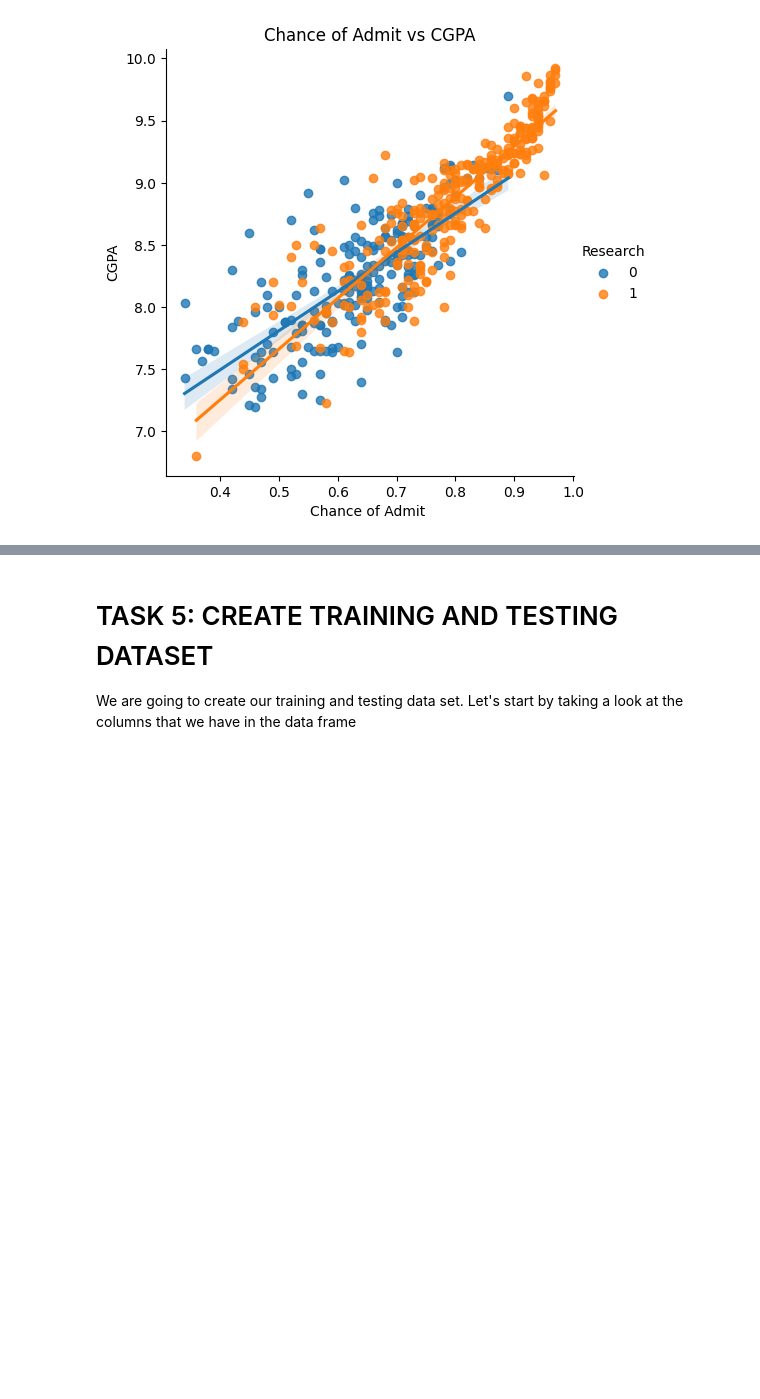
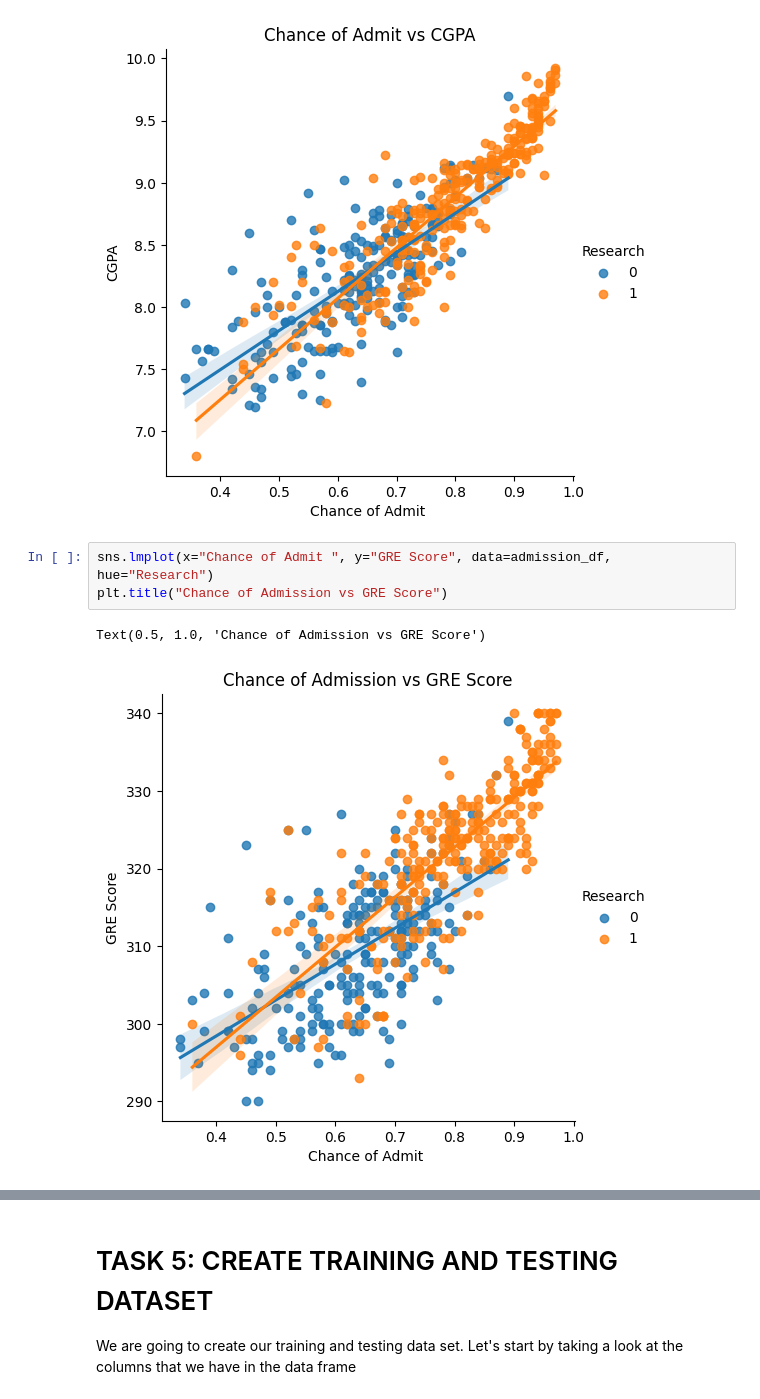
Before and after one commit to leon-czarlinski/UniversityAdmission, a Jupyter notebook: prediction-using-multiple-linear-regresion.ipynb, the cells around one changed output, grey strips where cells are left out. Cells and saved outputs as stored; diff of their text form; blank space fills up the shorter version.

```diff
--- a/prediction-using-multiple-linear-regresion.ipynb
+++ b/prediction-using-multiple-linear-regresion.ipynb
@@ -317,3 +305,9 @@ plt.title("Chance of Admit vs CGPA")
 # %% [output]
 Text(0.5, 1.0, 'Chance of Admit vs CGPA')
 [figure]
+# %%
+sns.lmplot(x="Chance of Admit ", y="GRE Score", data=admission_df, hue="Research")
+plt.title("Chance of Admission vs GRE Score")
+# %% [output]
+Text(0.5, 1.0, 'Chance of Admission vs GRE Score')
+[figure, added]
```
Also changed, not shown: parts of 23 cells of this notebook.
